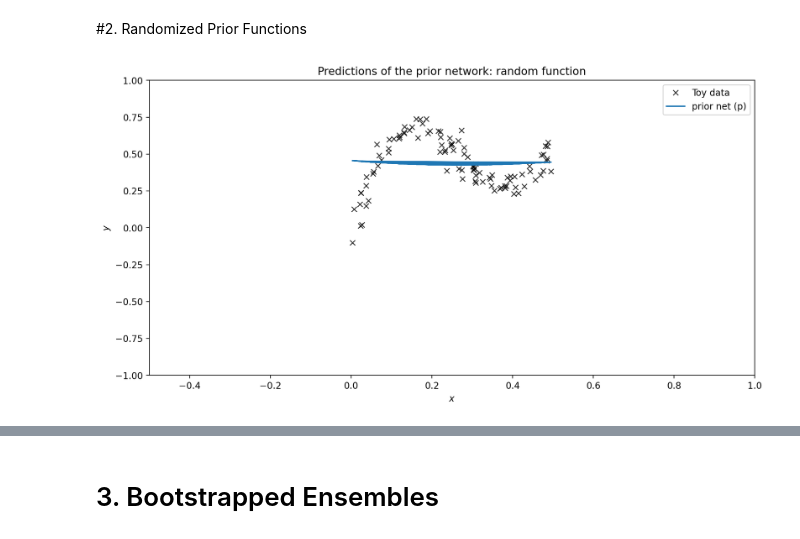
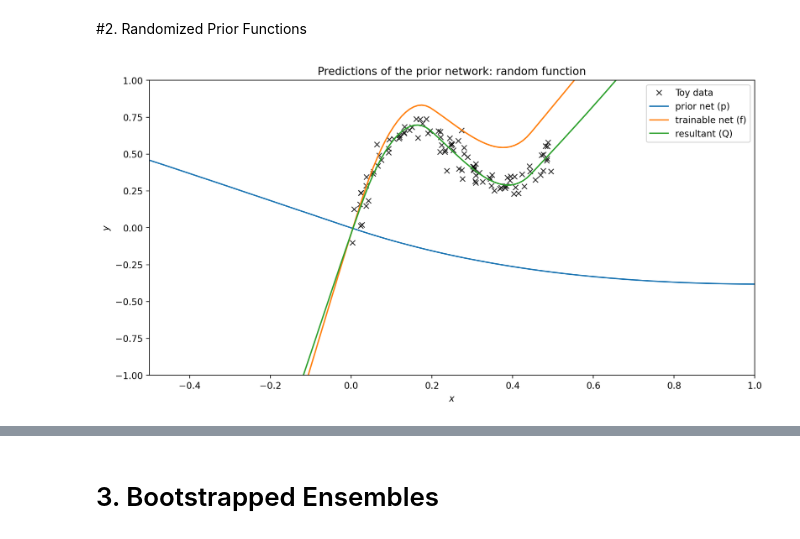
Before and after one commit to peterchang0414/randomized_priors, a Jupyter notebook: randomized_priors.ipynb, the cells around one changed output, grey strips where cells are left out. Cells and saved outputs as stored; diff of their text form; code cells hidden in the pictures.

```diff
--- a/randomized_priors.ipynb
+++ b/randomized_priors.ipynb
@@ -109,4 +112,4 @@ def train(key, X, Y, beta, epochs):
     train_state = train_epoch(p_params, train_state, X, Y)
   return p_params, train_state.params
 # %%
-p_params, t_params = train(jax.random.PRNGKey(0), X, Y, 3, 100)
+prior, trainable = train(jax.random.PRNGKey(0), X, Y, 3, 2000)
@@ -120,12 +116,21 @@ Yhat = model.apply({'params': {'prior': p_params, 'trainable': t_params}}, X)
+# %%
+generic = GenericNet()
+model = Model(prior=GenericNet(), trainable=GenericNet(), beta=3)
+Y_prior = generic.apply({'params': prior}, x_grid)
+Y_trainable = generic.apply({'params': trainable}, x_grid)
+Y_model = model.apply({'params': {'prior': prior, 'trainable': trainable}},
+                      x_grid)
 # %%
-# Plot the randomized prior function
+# Plot the results
 plt.figure(figsize=[12,6], dpi=200)
 plt.plot(X, Y, 'kx', label='Toy data', alpha=0.8)
-plt.plot(X, Yhat, label='prior net (p)')
+plt.plot(x_grid, 3*Y_prior, label='prior net (p)')
+plt.plot(x_grid, Y_trainable, label='trainable net (f)')
+plt.plot(x_grid, Y_model, label='resultant (Q)')
 plt.title('Predictions of the prior network: random function')
 plt.xlabel('$x$'); plt.ylabel('$y$')
 plt.xlim(-0.5,1.0); plt.ylim(-1.0,1.0)
 plt.legend();
 plt.show()
 # %% [output]
-[figure, old version]
+[figure, new version]
```
Also changed, not shown: parts of 13 cells of this notebook.
